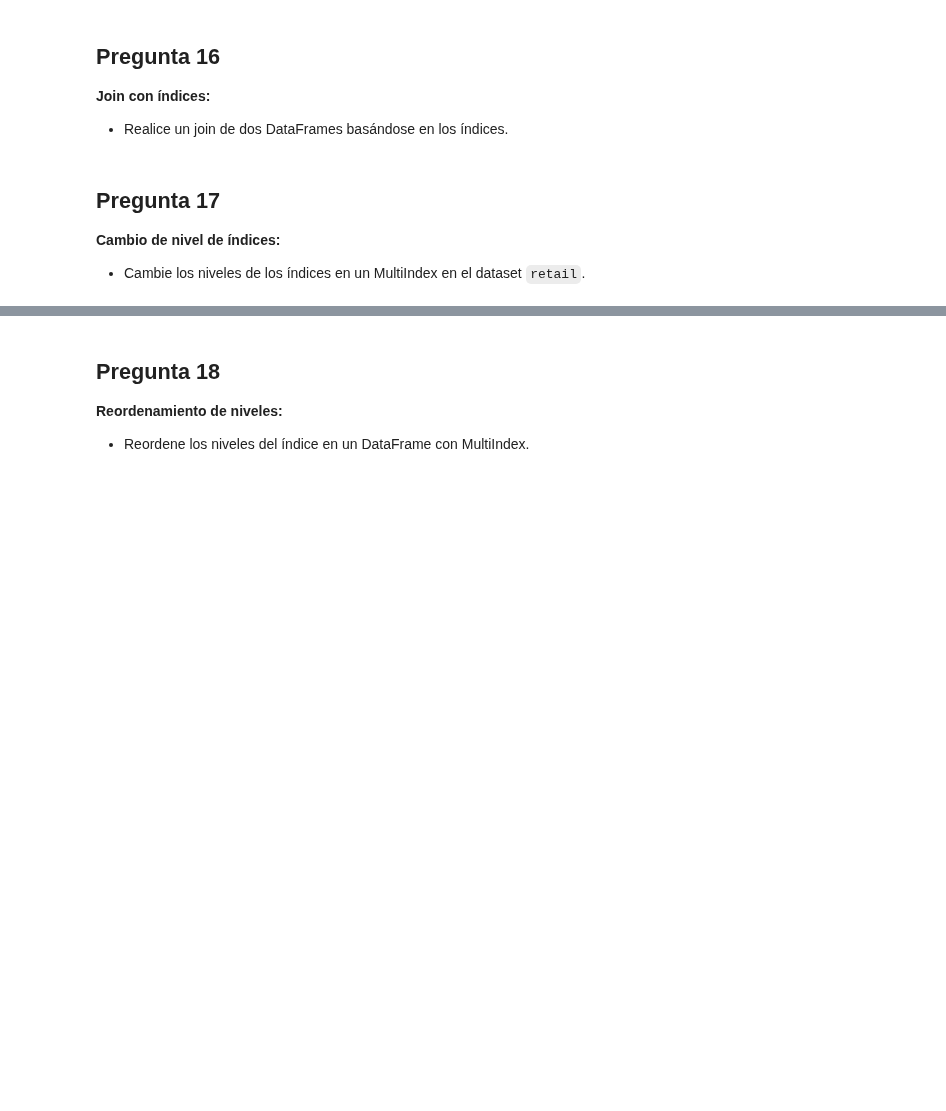
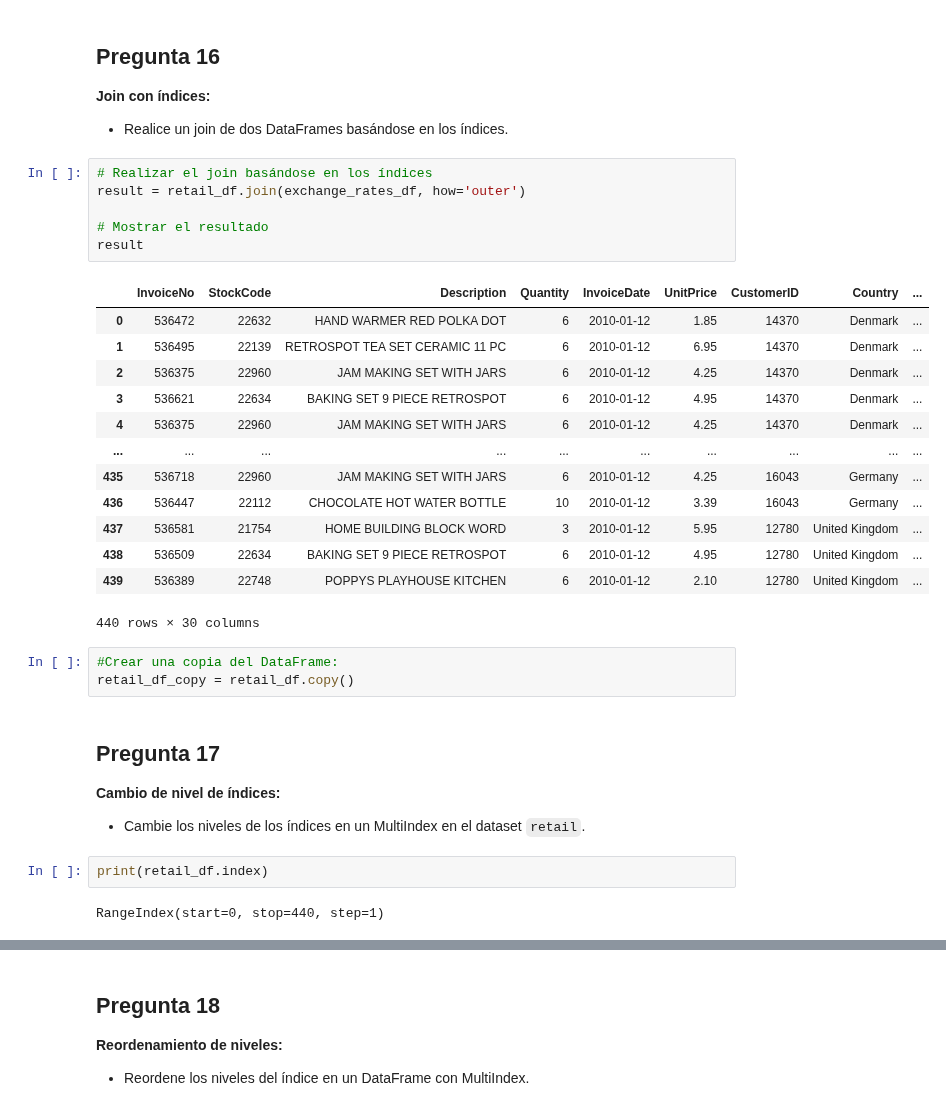
Before and after one commit to Nana8310/Curso_Pandas, a Jupyter notebook: Notebook/Prácticas/Práctica-43/Notebook_43/P-43_Notebook-43.ipynb, the cells around one changed output, grey strips where cells are left out. Cells and saved outputs as stored; diff of their text form; blank space fills up the shorter version.

```diff
--- a/Notebook/Prácticas/Práctica-43/Notebook_43/P-43_Notebook-43.ipynb
+++ b/Notebook/Prácticas/Práctica-43/Notebook_43/P-43_Notebook-43.ipynb
@@ -233,7 +544,34 @@ AttributeError: 'Timestamp' object has no attribute 'split'
 ## Pregunta 16
 **Join con índices:**
 - Realice un join de dos DataFrames basándose en los índices.
+# %%
+# Realizar el join basándose en los índices
+result = retail_df.join(exchange_rates_df, how='outer')
+
+# Mostrar el resultado
+result
+# %% [output]
+|  | InvoiceNo | StockCode | Description | Quantity | InvoiceDate | UnitPrice | CustomerID | Country | ... |
+| 0 | 536472 | 22632 | HAND WARMER RED POLKA DOT | 6 | 2010-01-12 | 1.85 | 14370 | Denmark | ... |
+| 1 | 536495 | 22139 | RETROSPOT TEA SET CERAMIC 11 PC | 6 | 2010-01-12 | 6.95 | 14370 | Denmark | ... |
+| 2 | 536375 | 22960 | JAM MAKING SET WITH JARS | 6 | 2010-01-12 | 4.25 | 14370 | Denmark | ... |
+| 3 | 536621 | 22634 | BAKING SET 9 PIECE RETROSPOT | 6 | 2010-01-12 | 4.95 | 14370 | Denmark | ... |
+| 4 | 536375 | 22960 | JAM MAKING SET WITH JARS | 6 | 2010-01-12 | 4.25 | 14370 | Denmark | ... |
+| ... | ... | ... | ... | ... | ... | ... | ... | ... | ... |
+| 435 | 536718 | 22960 | JAM MAKING SET WITH JARS | 6 | 2010-01-12 | 4.25 | 16043 | Germany | ... |
+| 436 | 536447 | 22112 | CHOCOLATE HOT WATER BOTTLE | 10 | 2010-01-12 | 3.39 | 16043 | Germany | ... |
+| 437 | 536581 | 21754 | HOME BUILDING BLOCK WORD | 3 | 2010-01-12 | 5.95 | 12780 | United Kingdom | ... |
+| 438 | 536509 | 22634 | BAKING SET 9 PIECE RETROSPOT | 6 | 2010-01-12 | 4.95 | 12780 | United Kingdom | ... |
+| 439 | 536389 | 22748 | POPPYS PLAYHOUSE KITCHEN | 6 | 2010-01-12 | 2.10 | 12780 | United Kingdom | ... |
+440 rows × 30 columns
+# %%
+#Crear una copia del DataFrame:
+retail_df_copy = retail_df.copy()
 # %% [markdown]
 ## Pregunta 17
 **Cambio de nivel de índices:**
 - Cambie los niveles de los índices en un MultiIndex en el dataset `retail`.
+# %%
+print(retail_df.index)
+# %% [output]
+RangeIndex(start=0, stop=440, step=1)
```
Also changed, not shown: parts of 50 cells of this notebook, 2 other files.
